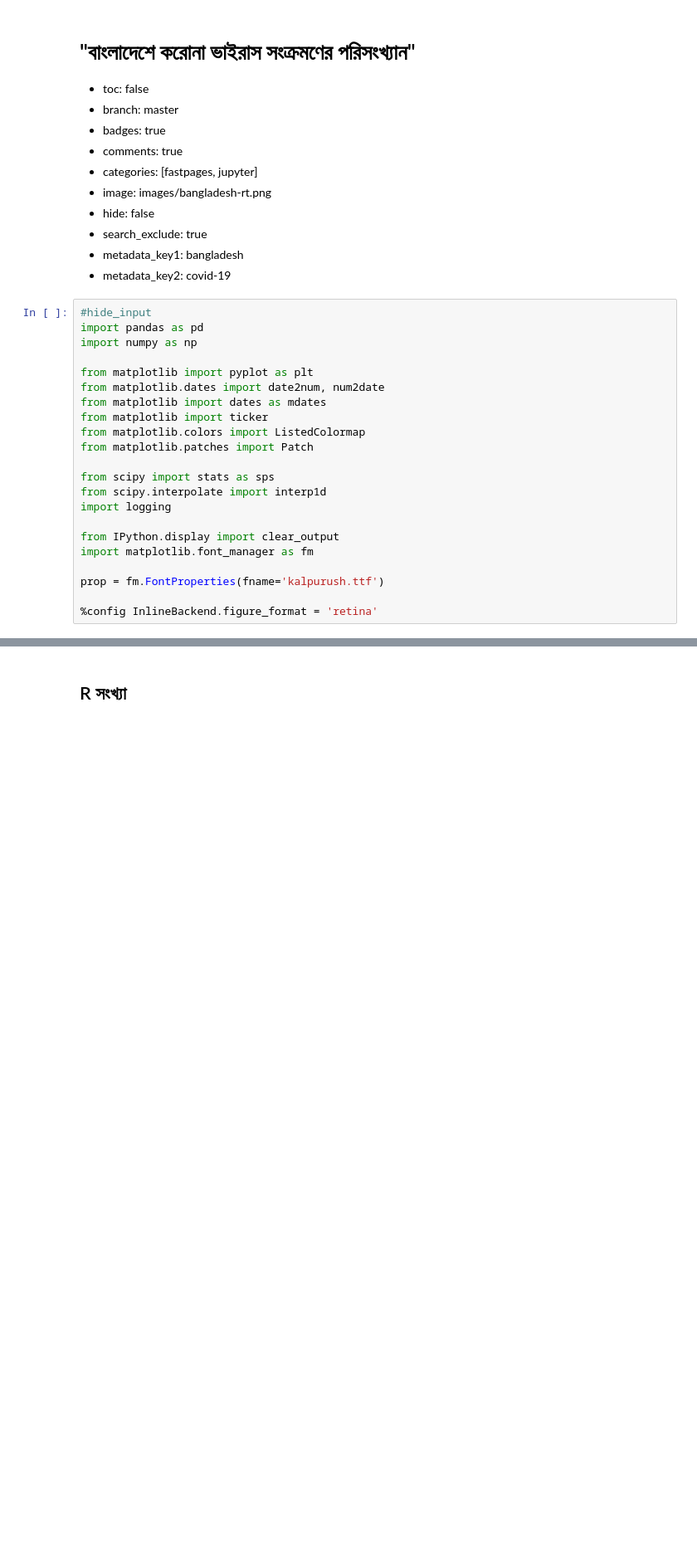
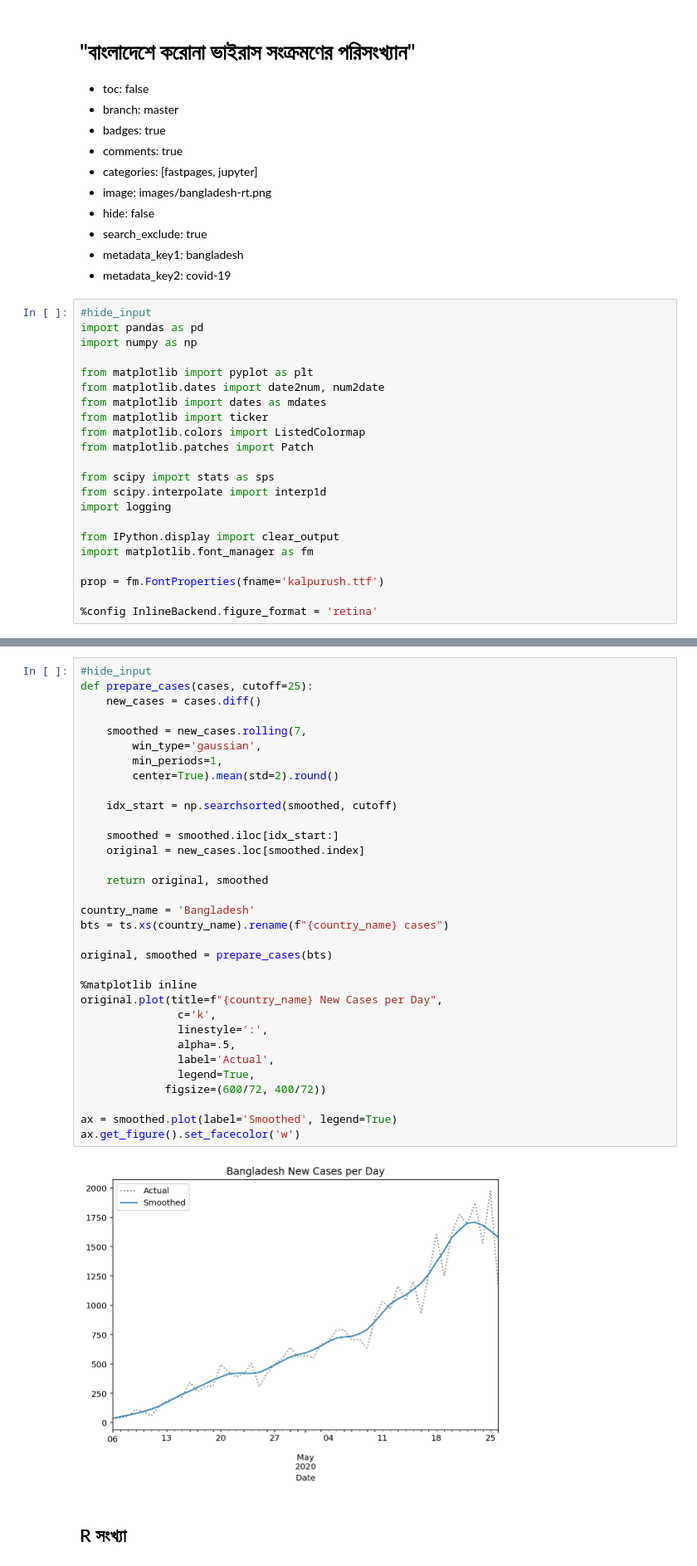
Before and after one commit to sohojai/covid19, a Jupyter notebook: _notebooks/Bangladesh_Covid19_Rt.ipynb, the cells around one changed output, grey strips where cells are left out. Shown at 83% size. Drawn from its saved outputs; the diff is of its cells as text; blank space fills up the shorter version.

```diff
--- a/_notebooks/Bangladesh_Covid19_Rt.ipynb
+++ b/_notebooks/Bangladesh_Covid19_Rt.ipynb
@@ -35,3 +50,38 @@ prop = fm.FontProperties(fname='kalpurush.ttf')
+# %%
+#hide_input
+def prepare_cases(cases, cutoff=25):
+    new_cases = cases.diff()
+
+    smoothed = new_cases.rolling(7,
+        win_type='gaussian',
+        min_periods=1,
+        center=True).mean(std=2).round()
+
+    idx_start = np.searchsorted(smoothed, cutoff)
+
+    smoothed = smoothed.iloc[idx_start:]
+    original = new_cases.loc[smoothed.index]
+
+    return original, smoothed
+
+country_name = 'Bangladesh'
+bts = ts.xs(country_name).rename(f"{country_name} cases")
+
+original, smoothed = prepare_cases(bts)
+
+%matplotlib inline
+original.plot(title=f"{country_name} New Cases per Day",
+               c='k',
+               linestyle=':',
+               alpha=.5,
+               label='Actual',
+               legend=True,
+             figsize=(600/72, 400/72))
+
+ax = smoothed.plot(label='Smoothed', legend=True)
+ax.get_figure().set_facecolor('w')
+# %% [output]
+[figure, added]
 # %% [markdown]
 ## R সংখ্যা
 # %% [markdown]
```
Also changed, not shown: parts of 6 cells of this notebook, 3 other files.
